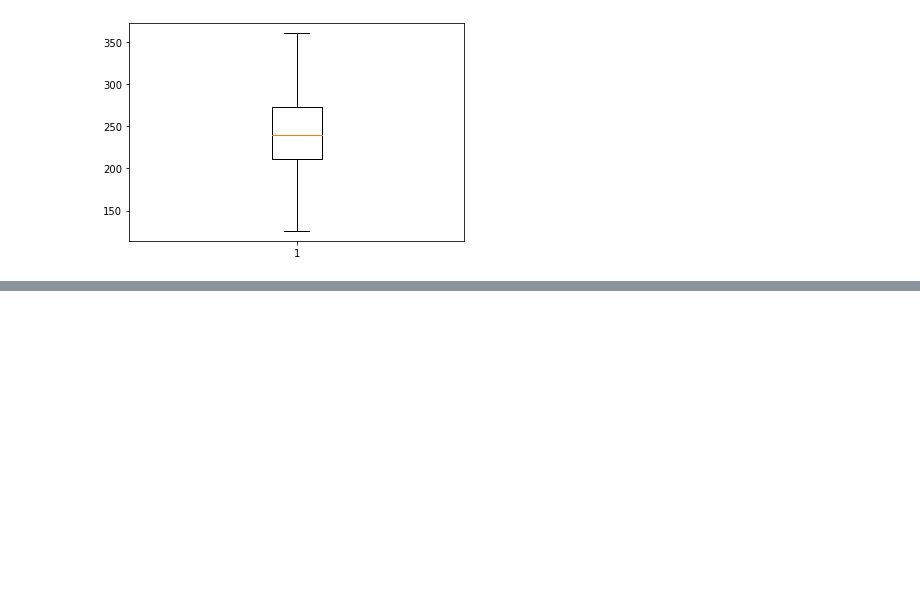
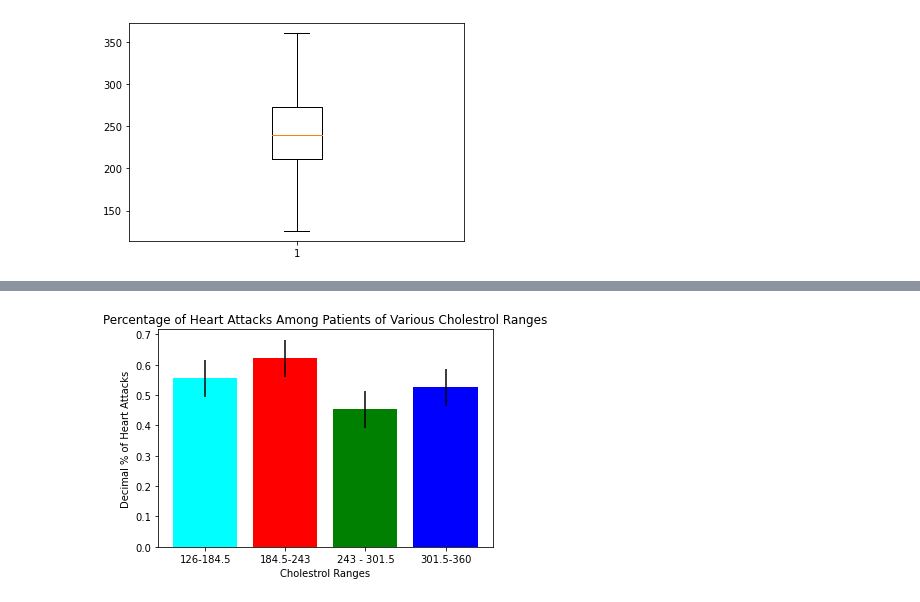
Before and after one commit to plmkonist/AI4all, a Jupyter notebook: Data prep.ipynb, the cells around one changed output, grey strips where cells are left out. Saved outputs shown, nothing was run; the diff lists cells and outputs as text; code cells hidden in the pictures; blank space fills up the shorter version.

```diff
--- a/Data prep.ipynb
+++ b/Data prep.ipynb
@@ -185,0 +224,14 @@ plt.show()
+# %%
+# Calculating standard deviation to calculate error bars for graph (will be the same for all 4 bars)
+error = np.std(percentages)
+plt.bar(X_labels, percentages, yerr = error, color=['cyan', 'red', 'green', 'blue'])
+
+# Labeleing Graph
+plt.xticks( X_labels)
+plt.xlabel("Cholestrol Ranges")
+plt.ylabel("Decimal % of Heart Attacks")
+plt.title("Percentage of Heart Attacks Among Patients of Various Cholestrol Ranges")
+# Show graph
+plt.show()
+# %% [output]
+[figure, added]
```
Also changed, not shown: parts of 30 cells of this notebook.
